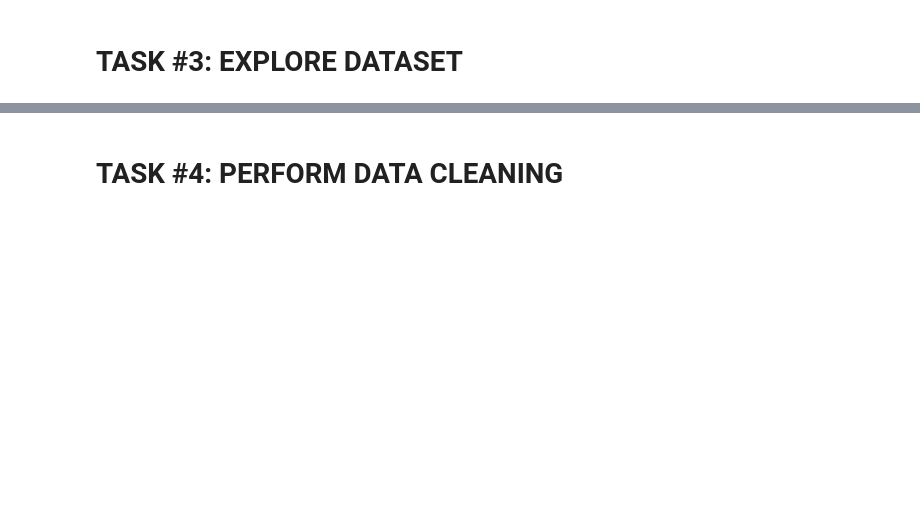
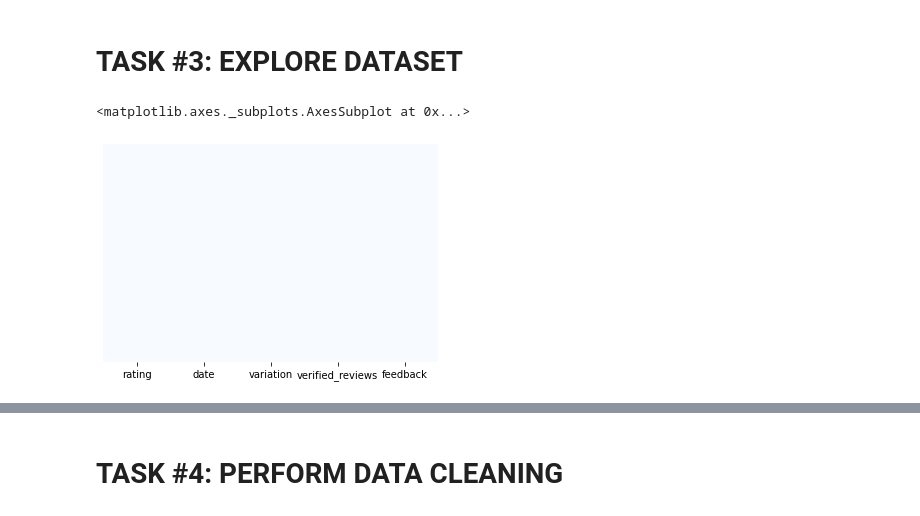
Before and after one commit to aksevenli/Data-Science-for-Business, a Jupyter notebook: Public_Relations_Department_Skeleton.ipynb, the cells around one changed output, grey strips where cells are left out. Saved outputs shown, nothing was run; the diff lists cells and outputs as text; code cells hidden in the pictures; blank space fills up the shorter version.

```diff
--- a/Public_Relations_Department_Skeleton.ipynb
+++ b/Public_Relations_Department_Skeleton.ipynb
@@ -32,0 +35,2 @@ drive.mount('/content/drive')
+# %%
+reviews_df = pd.read_csv('/content/drive/MyDrive/Data Science for Business Package/5. Public Relations Department/amazon_alexa.tsv', sep = '\t')
@@ -33,2 +95,9 @@ drive.mount('/content/drive')
 # %% [markdown]
 # TASK #3: EXPLORE DATASET
+# %%
+# plot heat map if there is missing data
+reviews_df.isnull().sum()
+sns.heatmap(reviews_df.isnull(), yticklabels=False, cbar=False, cmap='Blues')
+# %% [output]
+<matplotlib.axes._subplots.AxesSubplot at 0x...>
+[figure, added]
```
Also changed, not shown: parts of 82 cells of this notebook.
